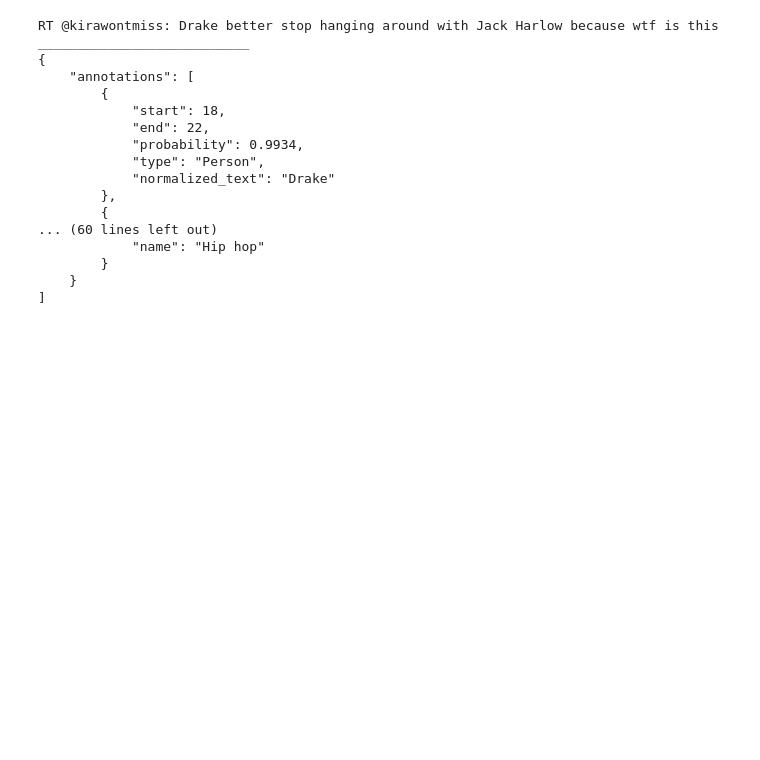
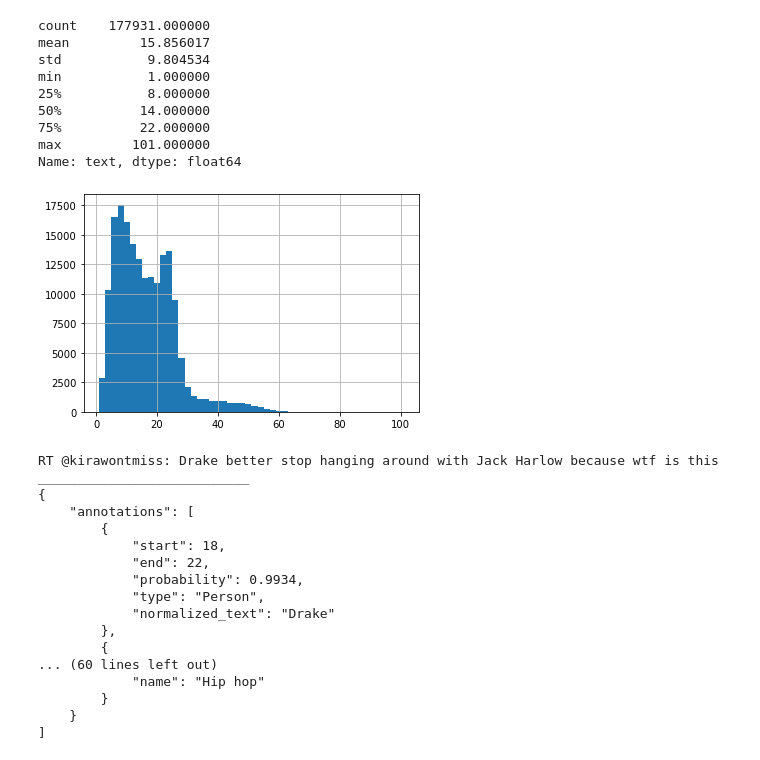
Before and after one commit to Tiago-Faria/TwitterClassification, a Jupyter notebook: TwitterStream/Test data Cleaning.ipynb, the cells around one changed output. Drawn from its saved outputs; the diff is of its cells as text; code cells hidden in the pictures; blank space fills up the shorter version.

```diff
--- a/TwitterStream/Test data Cleaning.ipynb
+++ b/TwitterStream/Test data Cleaning.ipynb
@@ -24,3 +24,19 @@ df
+# %%
+word_phrase_count = df.text.str.split(' ').str.len()
+# %%
+word_phrase_count.hist(bins=50)
+word_phrase_count.describe()
+# %% [output]
+count    177931.000000
+mean         15.856017
+std           9.804534
+min           1.000000
+25%           8.000000
+50%          14.000000
+75%          22.000000
+max         101.000000
+Name: text, dtype: float64
+[figure, added]
 # %%
 ex = df.loc[916]
 
```
Also changed, not shown: parts of 11 cells of this notebook.
